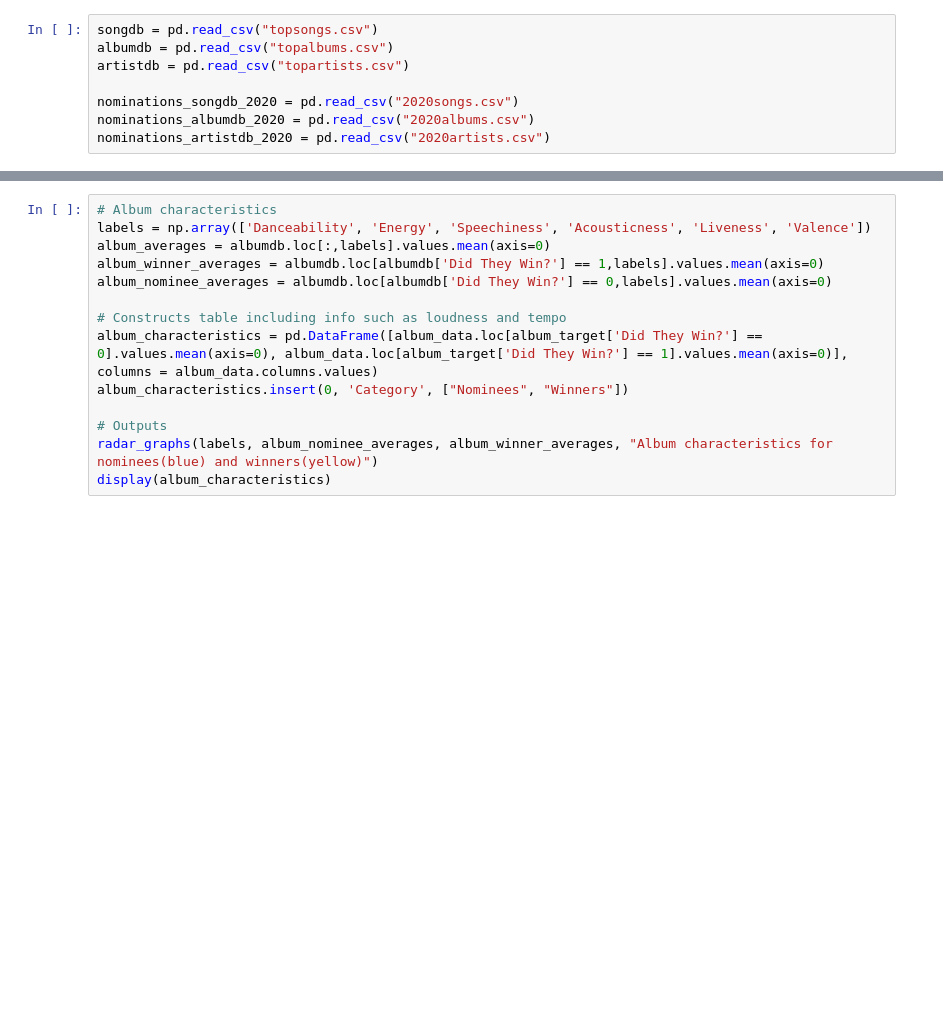
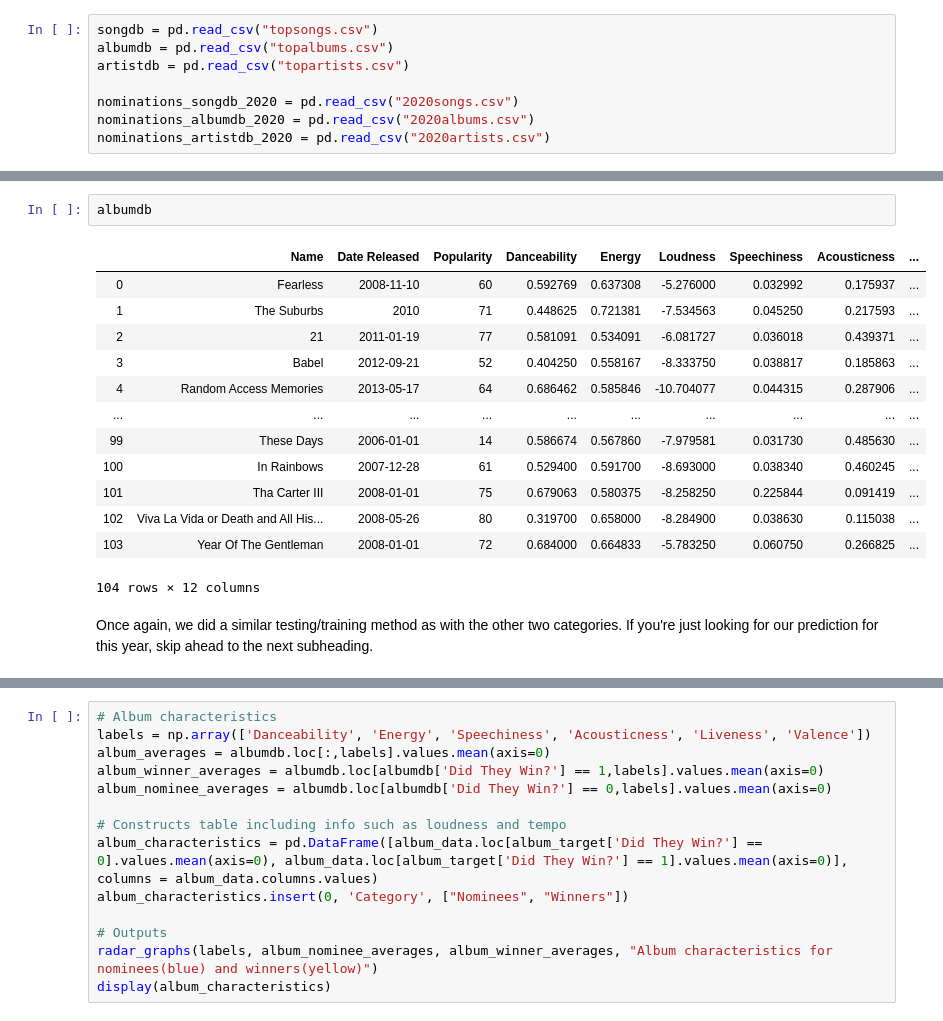
Before and after one commit to rwang99/grammy_predictions_2019, a Jupyter notebook: analysis.ipynb, the cells around one changed output, grey strips where cells are left out. Cells and saved outputs as stored; diff of their text form; blank space fills up the shorter version.

```diff
--- a/analysis.ipynb
+++ b/analysis.ipynb
@@ -252,2 +281,20 @@ Song predictions for 2020 Grammys
+# %%
+albumdb
+# %% [output]
+|  | Name | Date Released | Popularity | Danceability | Energy | Loudness | Speechiness | Acousticness | ... |
+| 0 | Fearless | 2008-11-10 | 60 | 0.592769 | 0.637308 | -5.276000 | 0.032992 | 0.175937 | ... |
+| 1 | The Suburbs | 2010 | 71 | 0.448625 | 0.721381 | -7.534563 | 0.045250 | 0.217593 | ... |
+| 2 | 21 | 2011-01-19 | 77 | 0.581091 | 0.534091 | -6.081727 | 0.036018 | 0.439371 | ... |
+| 3 | Babel | 2012-09-21 | 52 | 0.404250 | 0.558167 | -8.333750 | 0.038817 | 0.185863 | ... |
+| 4 | Random Access Memories | 2013-05-17 | 64 | 0.686462 | 0.585846 | -10.704077 | 0.044315 | 0.287906 | ... |
+| ... | ... | ... | ... | ... | ... | ... | ... | ... | ... |
+| 99 | These Days | 2006-01-01 | 14 | 0.586674 | 0.567860 | -7.979581 | 0.031730 | 0.485630 | ... |
+| 100 | In Rainbows | 2007-12-28 | 61 | 0.529400 | 0.591700 | -8.693000 | 0.038340 | 0.460245 | ... |
+| 101 | Tha Carter III | 2008-01-01 | 75 | 0.679063 | 0.580375 | -8.258250 | 0.225844 | 0.091419 | ... |
+| 102 | Viva La Vida or Death and All His... | 2008-05-26 | 80 | 0.319700 | 0.658000 | -8.284900 | 0.038630 | 0.115038 | ... |
+| 103 | Year Of The Gentleman | 2008-01-01 | 72 | 0.684000 | 0.664833 | -5.783250 | 0.060750 | 0.266825 | ... |
+104 rows × 12 columns
+# %% [markdown]
+Once again, we did a similar testing/training method as with the other two categories. If you're just looking for our prediction for this year, skip ahead to the next subheading.
 # %%
 # Best Album testing/training
```
Also changed, not shown: parts of 23 cells of this notebook, 1 other file.
